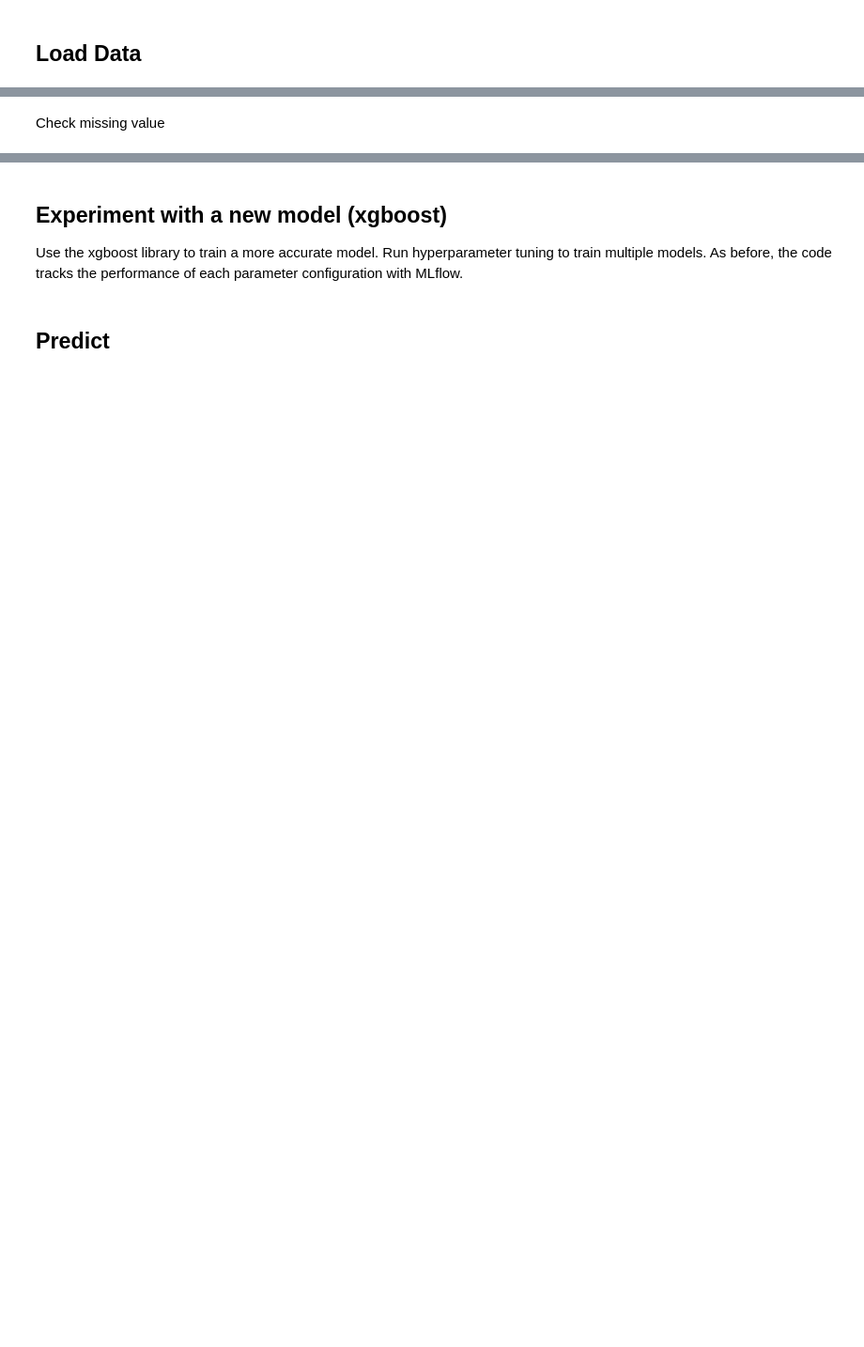
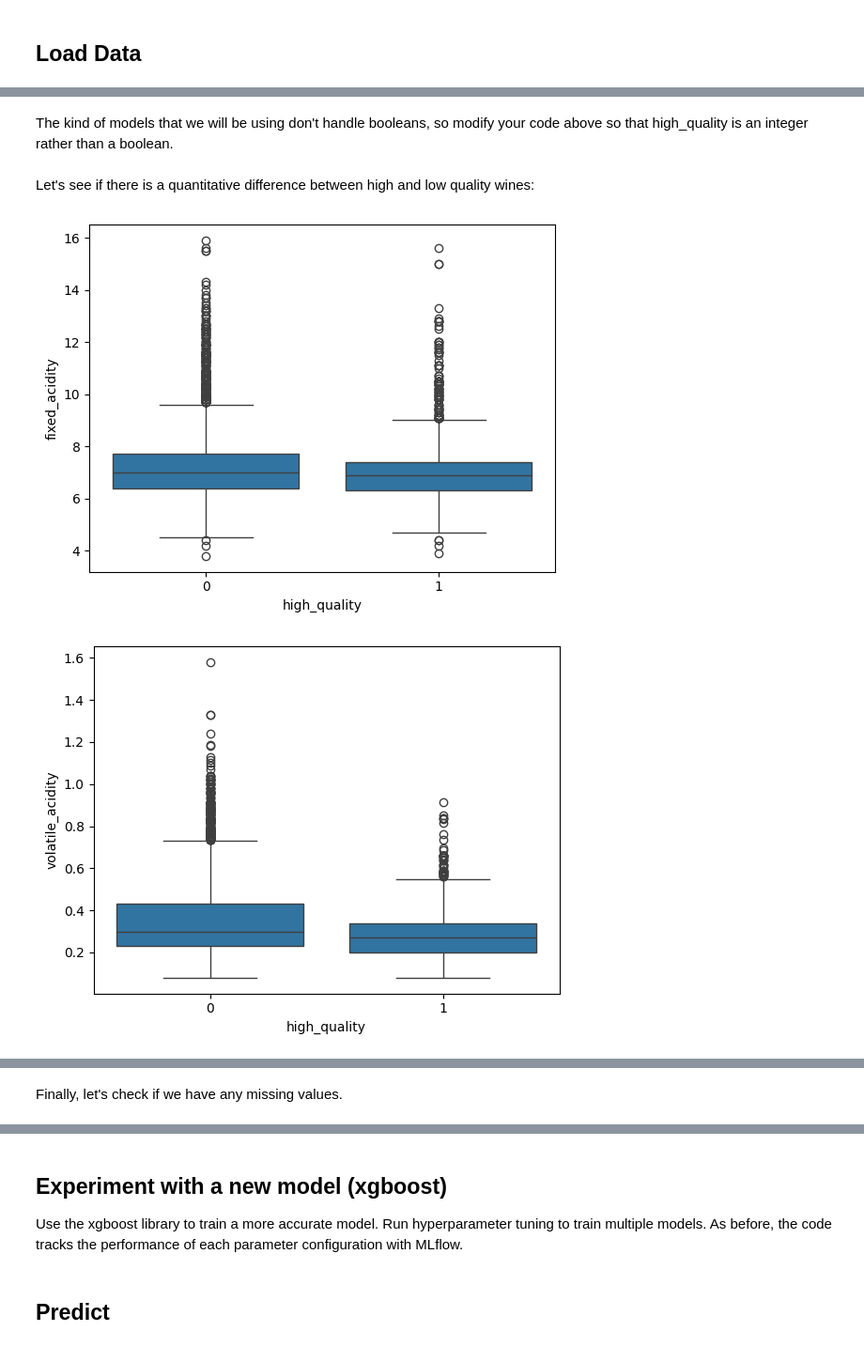
Before and after one commit to rht-labs/mlops-exercise, a Jupyter notebook: 1-prep_and_gather_data_instructor.ipynb, the cells around one changed output, grey strips where cells are left out. Shown at 94% size. Drawn from its saved outputs; the diff is of its cells as text; code cells hidden in the pictures; blank space fills up the shorter version.

```diff
--- a/1-prep_and_gather_data_instructor.ipynb
+++ b/1-prep_and_gather_data_instructor.ipynb
@@ -87,7 +182,0 @@ sns.displot(data.quality, kde=False)
-# %%
-def settarget(data):
-    high_quality = (data.quality >= 7).astype(int)
-    data.quality = high_quality
-    return data
-
-data = settarget(data)
@@ -100,13 +183,13 @@ sns.displot(data.quality, kde=False)
+# %% [markdown]
+The kind of models that we will be using don't handle booleans, so modify your code above so that high_quality is an integer rather than a boolean.
+# %% [markdown]
+Let's see if there is a quantitative difference between high and low quality wines:
 # %%
-dims = (3, 4)
-
-f, axes = plt.subplots(dims[0], dims[1], figsize=(25, 15))
-axis_i, axis_j = 0, 0
 for col in data.columns:
-  if col == 'is_red' or col == 'quality':
-    continue # Box plots cannot be used on indicator variables
-  sns.boxplot(x=data['quality'], y=data[col], ax=axes[axis_i, axis_j])
-  axis_j += 1
-  if axis_j == dims[1]:
-    axis_i += 1
-    axis_j = 0
+    if col in ["is_red", "quality", "high_quality"]:
+        continue # Box plots cannot be used on indicator variables
+    seaborn.boxplot(x=data['high_quality'], y=data[col])
+    matplotlib.pyplot.show()
+# %% [output]
+[figure, added]
+[figure, added]
@@ -113,2 +205,2 @@ for col in data.columns:
 # %% [markdown]
-Check missing value
+Finally, let's check if we have any missing values.
```
Also changed, not shown: parts of 52 cells of this notebook, 2 other files.
